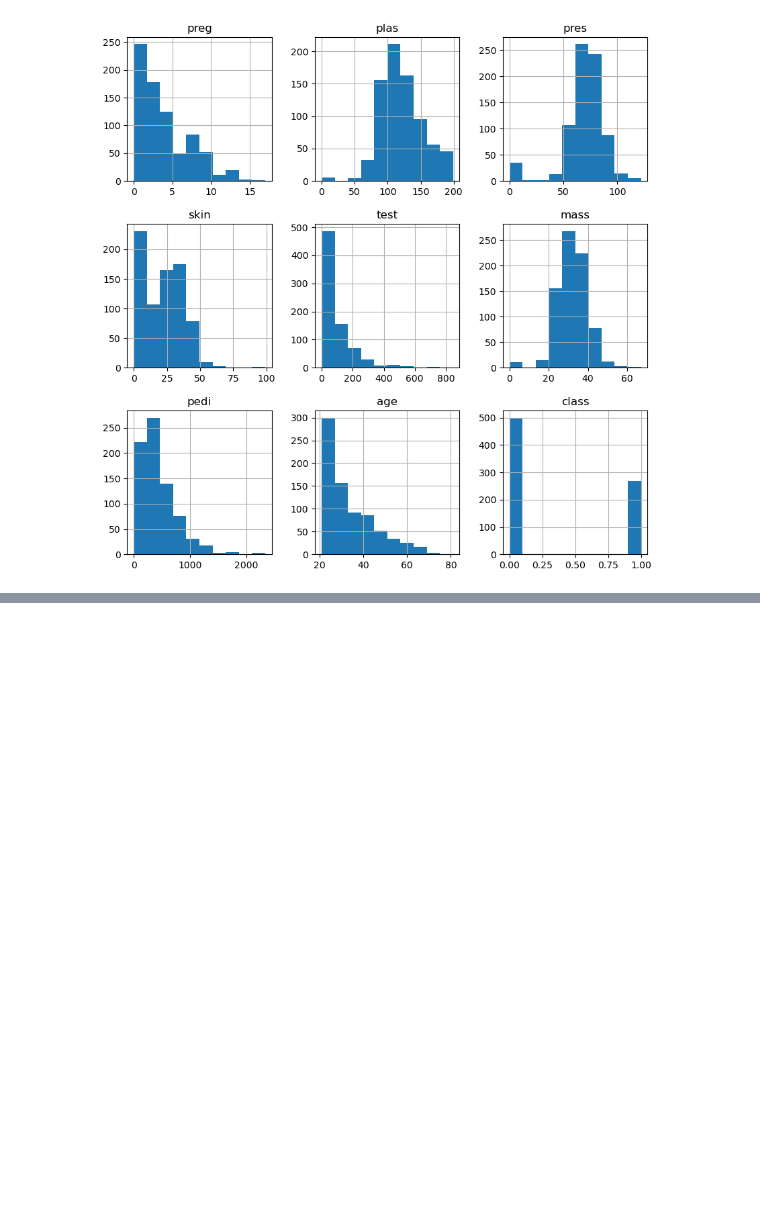
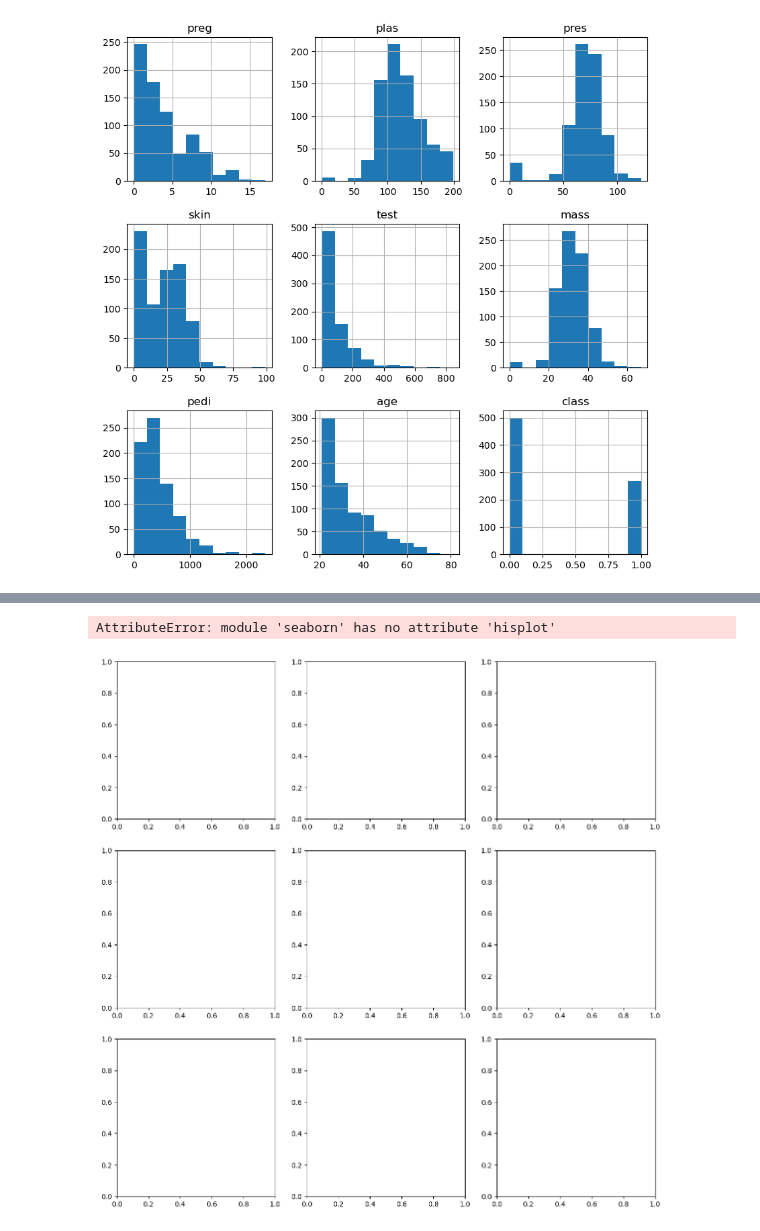
Before and after one commit to JonatanBadillo/Data-Science-with-Python, a Jupyter notebook: 2. Data Analysis/2.3. Data Visualization.ipynb, the cells around one changed output, grey strips where cells are left out. Saved outputs shown, nothing was run; the diff lists cells and outputs as text; code cells hidden in the pictures; blank space fills up the shorter version.

Commit message:
seaborn

```diff
--- a/2. Data Analysis/2.3. Data Visualization.ipynb
+++ b/2. Data Analysis/2.3. Data Visualization.ipynb
@@ -69,0 +74,20 @@ ptl.show()
+# %%
+# Set up inline plotting
+%matplotlib inline
+
+# Create a 3x3 grid of subplots with a specified size
+f, axes = plt.subplots(3, 3, figsize=(14, 14))
+
+# Plot univariate histograms for each column in the 'data' DataFrame using displot
+sns.hisplot(data["preg"], ax=axes[0, 0])
+sns.hisplot(data["plas"], ax=axes[0, 1])
+sns.hisplot(data["pres"], ax=axes[0, 2])
+sns.hisplot(data["skin"], ax=axes[1, 0])
+sns.hisplot(data["test"], ax=axes[1, 1])
+sns.hisplot(data["mass"], ax=axes[1, 2])
+sns.hisplot(data["pedi"], ax=axes[2, 0])
+sns.hisplot(data["age"], ax=axes[2, 1])
+sns.hisplot(data["class"], ax=axes[2, 2])
+# %% [output]
+AttributeError: module 'seaborn' has no attribute 'hisplot'
+[figure, added]
```
Also changed, not shown: parts of 1 cell of this notebook.
